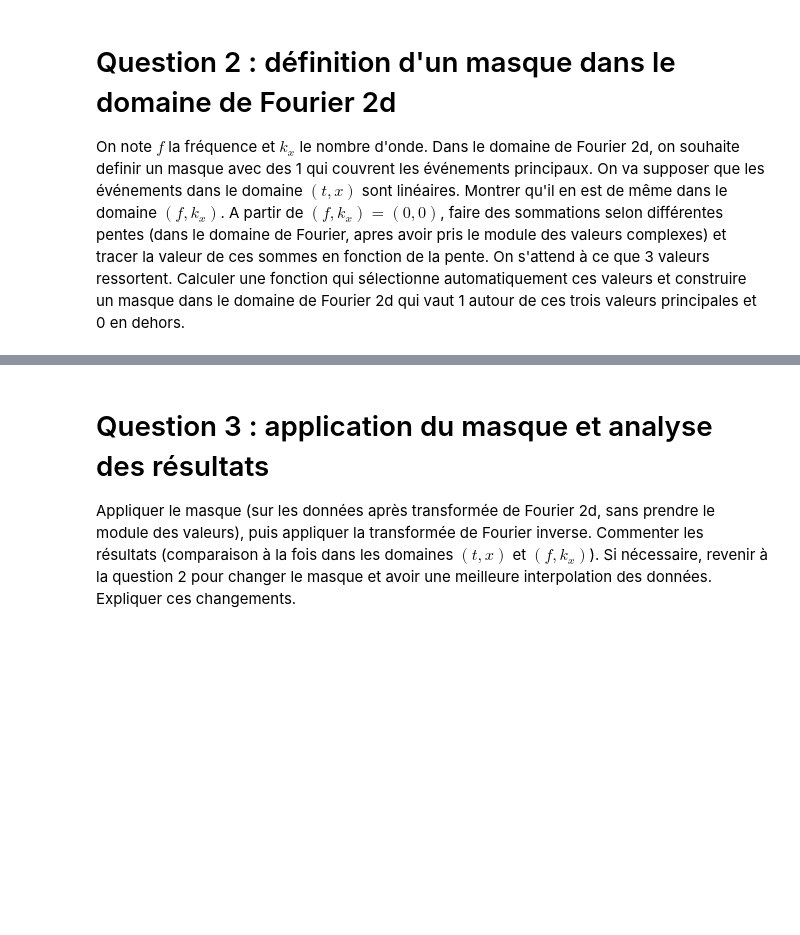
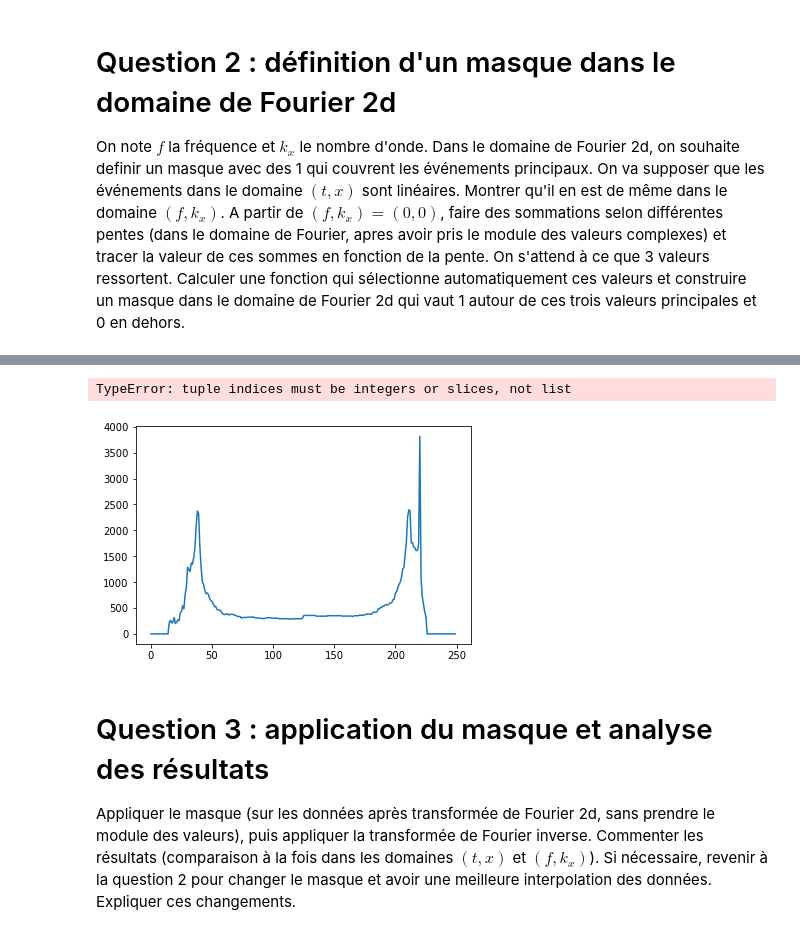
Before and after one commit to LouisJustinTALLOT/projet-traitement_du_signal-bellon-tallot, a Jupyter notebook: projet_signal_Judith.ipynb, the cells around one changed output, grey strips where cells are left out. Drawn from its saved outputs; the diff is of its cells as text; code cells hidden in the pictures; blank space fills up the shorter version.

```diff
--- a/projet_signal_Judith.ipynb
+++ b/projet_signal_Judith.ipynb
@@ -87,34 +104,3 @@ plt.set_cmap('bwr')
 # %% [markdown]
 # Question 2 : définition d'un masque dans le domaine de Fourier 2d
 On note $f$ la fréquence et $k_x$ le nombre d'onde. Dans le domaine de Fourier 2d, on souhaite definir un masque avec des 1 qui couvrent les événements principaux. On va supposer que les événements dans le domaine $(t,x)$ sont linéaires. Montrer qu'il en est de même dans le domaine $(f,k_x)$. A partir de $(f,k_x)=(0,0)$, faire des sommations selon différentes pentes (dans le domaine de Fourier, apres avoir pris le module des valeurs complexes) et tracer la valeur de ces sommes en fonction de la pente. On s'attend à ce que 3 valeurs ressortent. Calculer une fonction qui sélectionne automatiquement ces valeurs et construire un masque dans le domaine de Fourier 2d qui vaut 1 autour de ces trois valeurs principales et 0 en dehors.
-# %%
-abs_data = np.abs(np.fft.fft2(gpanel))
-
-nb_pentes = 40
-
-tableau_pentes = [1/n for n in range(30, 0, -1)] + [100/n for n in range(100, 10, -1)]
-# tableau_pentes = [100/n for n in range(3000, 0, -1)]
-
-
-tableau_sommation_pentes = []
-for pente in tableau_pentes:
-    f, k_x = 0, 0
-    somme = 0
-    i=0
-    while True:
-        try:
-            somme += abs_data[f, k_x]
-            f += int(i*pente)
-            k_x += 1
-            i+=1
-        except Exception as e:
-            # print("---")
-            # print("i ", i)
-            # # print(e)
-            # print(f, k_x)
-            break
-
-    tableau_sommation_pentes.append(somme)
-
-tableau_sommation_pentes = np.array(tableau_sommation_pentes)
-plt.plot(tableau_sommation_pentes);
@@ -121,13 +203,16 @@ plt.plot(tableau_sommation_pentes);
 # %%
 nb_peaks = 3
 peaks = [0]*nb_peaks
-tab = np.copy(tableau_sommation_pentes)
+tab = np.copy(np.array(t_sommes))
 for i in range(nb_peaks):
     peaks[i] = np.argmax(tab)
     tab[peaks[i]-15:peaks[i]+40//(i+1)] = 0
 
-plt.plot(tableau_sommation_pentes);
-plt.scatter(peaks, tableau_sommation_pentes[peaks], color="red");
+plt.plot(t_sommes);
+plt.scatter(peaks, t_sommes[peaks], color="red");
+# %% [output]
+TypeError: tuple indices must be integers or slices, not list
+[figure, added]
 # %% [markdown]
 # Question 3 : application du masque et analyse des résultats
 Appliquer le masque (sur les données après transformée de Fourier 2d, sans prendre le module des valeurs), puis appliquer la transformée de Fourier inverse. Commenter les résultats (comparaison à la fois dans les domaines $(t,x)$ et $(f,k_x)$). Si nécessaire, revenir à la question 2 pour changer le masque et avoir une meilleure interpolation des données. Expliquer ces changements.
```
Also changed, not shown: parts of 8 cells of this notebook.
